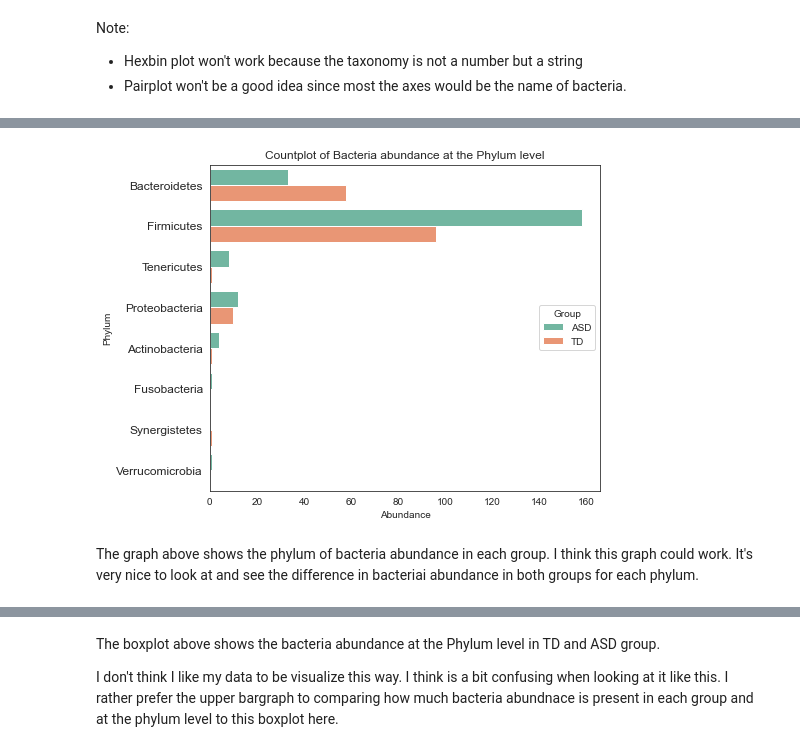
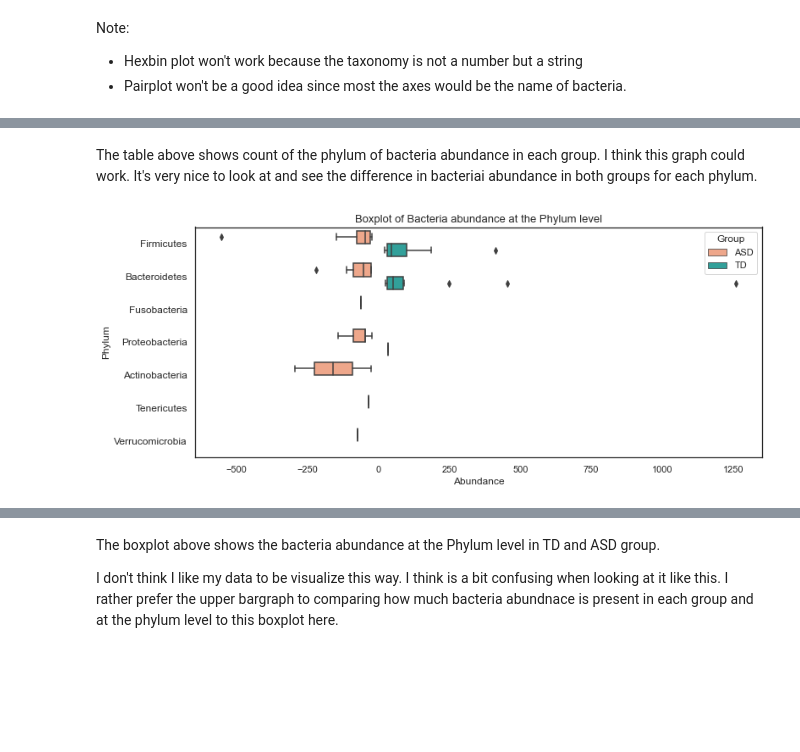
Before and after one commit to data301-2021-summer2/project-group45-project, a Jupyter notebook: analysis/Tara/milestone2/data_analysis.ipynb, the cells around one changed output, grey strips where cells are left out. Saved outputs shown, nothing was run; the diff lists cells and outputs as text; code cells hidden in the pictures; blank space fills up the shorter version.

```diff
--- a/analysis/Tara/milestone2/data_analysis.ipynb
+++ b/analysis/Tara/milestone2/data_analysis.ipynb
@@ -15 +13,3 @@ from scripts import project_functions as pf
+# %%
+sns.set_theme(style='white', palette='pastel')
 # %%
@@ -135,9 +80,6 @@ dfP
 #### To visualize the bacteria abundance in each level of the taxonomy... we first need to find the best graph that could help others better observe my findings
 # %% [markdown]
 **This is graph test visualizations part.**
-# %%
-sns.set_style('white')
-sns.set_palette('Set2')
 # %% [markdown]
 Note:
 - Hexbin plot won't work because the taxonomy is not a number but a string
@@ -145,16 +103,18 @@ Note:
+# %% [markdown]
+The table above shows count of the phylum of bacteria abundance in each group.
+I think this graph could work. It's very nice to look at and see the difference in bacteriai abundance in both groups for each phylum.
 # %%
-fig, ax = plt.subplots(figsize = (7, 6))
+fig, ax = plt.subplots(figsize = (12, 5))
 
-pt1 = sns.countplot(y='Phylum', data=df, hue='Positive')
-ax.legend(title ="Group", labels= ['ASD','TD'])
-ax.set_title('Countplot of Bacteria abundance at the Phylum level')
+
+p2 = sns.boxplot(data=df, x='TD_ASDdiff', y='Phylum', hue='Positive',palette = ['lightsalmon', 'lightseagreen'])
+handles, _ = ax.get_legend_handles_labels()
+ax.legend(handles, ["ASD", "TD"], loc="best", title="Group")
+ax.set_title('Boxplot of Bacteria abundance at the Phylum level', fontsize=13)
 ax.set_xlabel('Abundance')
 ax.set_ylabel('Phylum')
-ax.yaxis.set_tick_params(labelsize='large')
+ax.yaxis.set_tick_params(labelsize='medium')
 
 plt.show()
 # %% [output]
-[figure, old version]
+[figure, new version]
-# %% [markdown]
-The graph above shows the phylum of bacteria abundance in each group.
-I think this graph could work. It's very nice to look at and see the difference in bacteriai abundance in both groups for each phylum.
```
Also changed, not shown: parts of 72 cells of this notebook, 11 other files.
